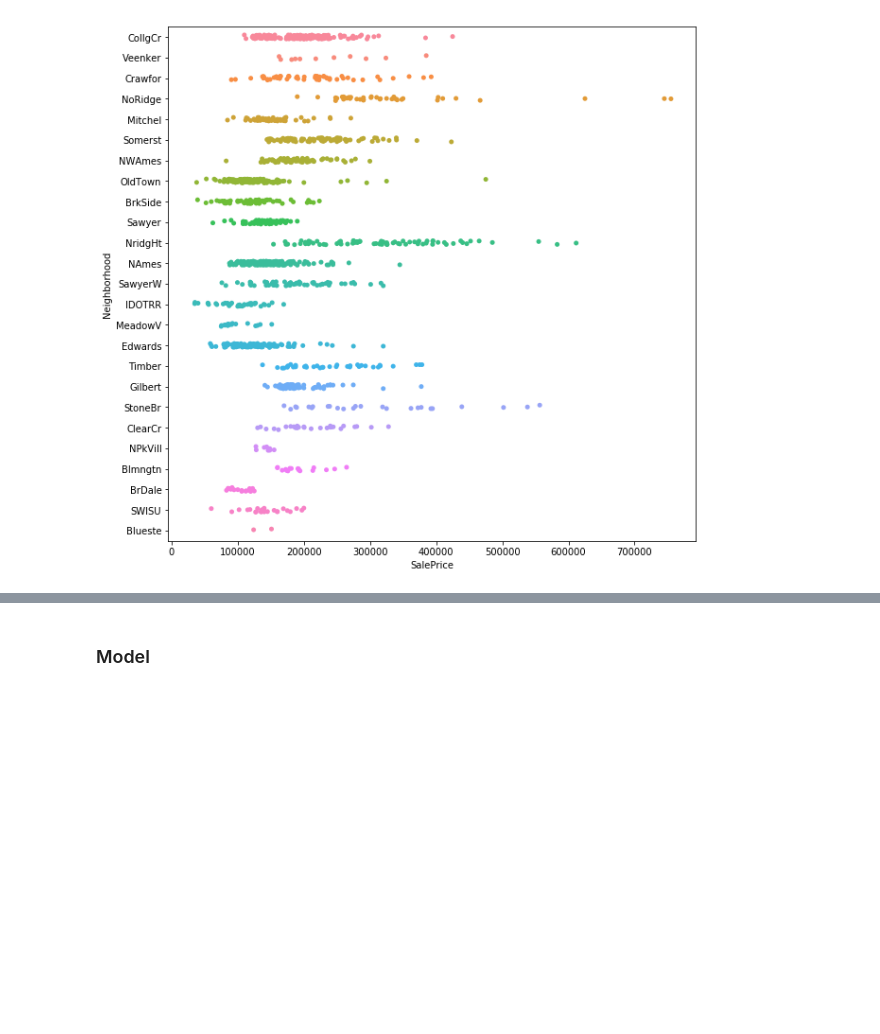
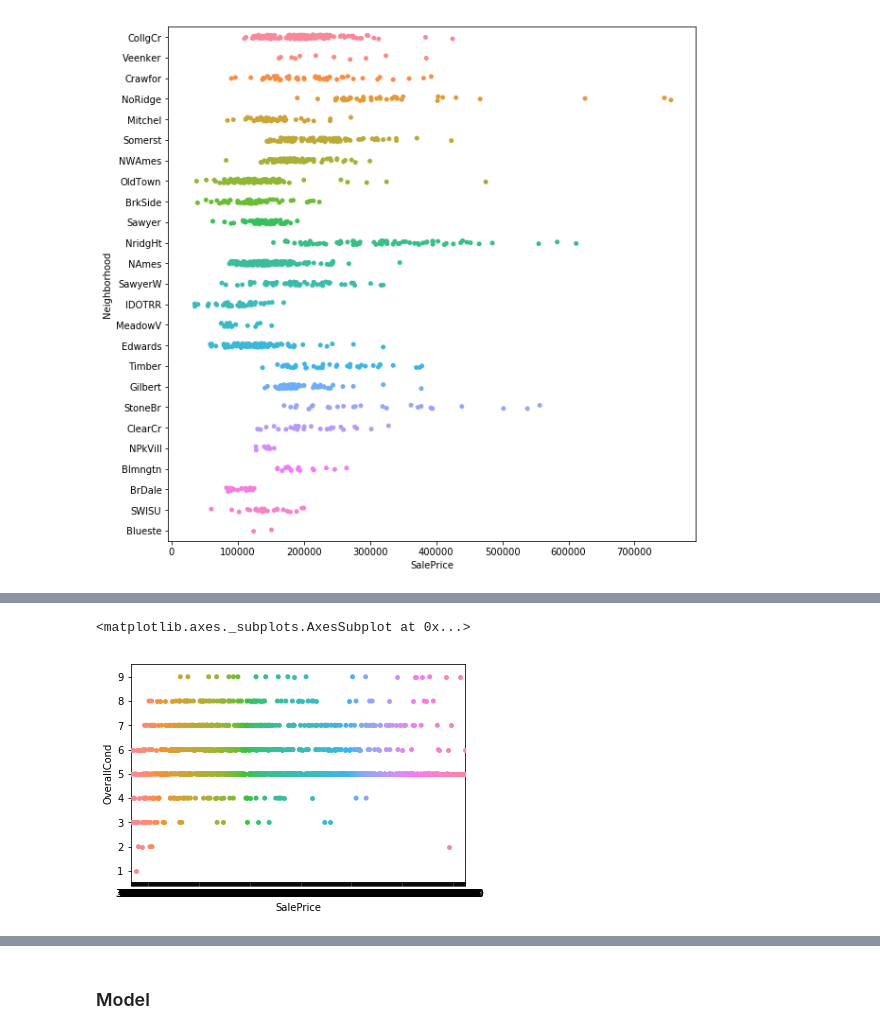
Before and after one commit to StevenDalderop/Ames-Housing-Dataset, a Jupyter notebook: Ames Housing Dataset.ipynb, the cells around one changed output, grey strips where cells are left out. Cells and saved outputs as stored; diff of their text form; code cells hidden in the pictures; blank space fills up the shorter version.

```diff
--- a/Ames Housing Dataset.ipynb
+++ b/Ames Housing Dataset.ipynb
@@ -105,0 +145,5 @@ sns.stripplot(y="Neighborhood",x="SalePrice",data=train,jitter=True)
+# %%
+sns.stripplot(y="OverallCond",x="SalePrice",data=train,jitter=True)
+# %% [output]
+<matplotlib.axes._subplots.AxesSubplot at 0x...>
+[figure, added]
```
Also changed, not shown: parts of 38 cells of this notebook, 1 other file.
